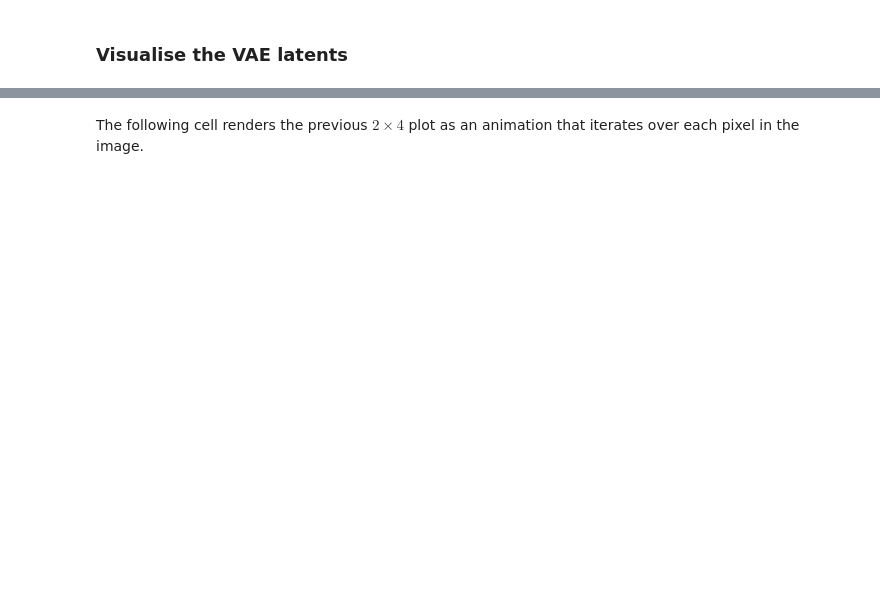
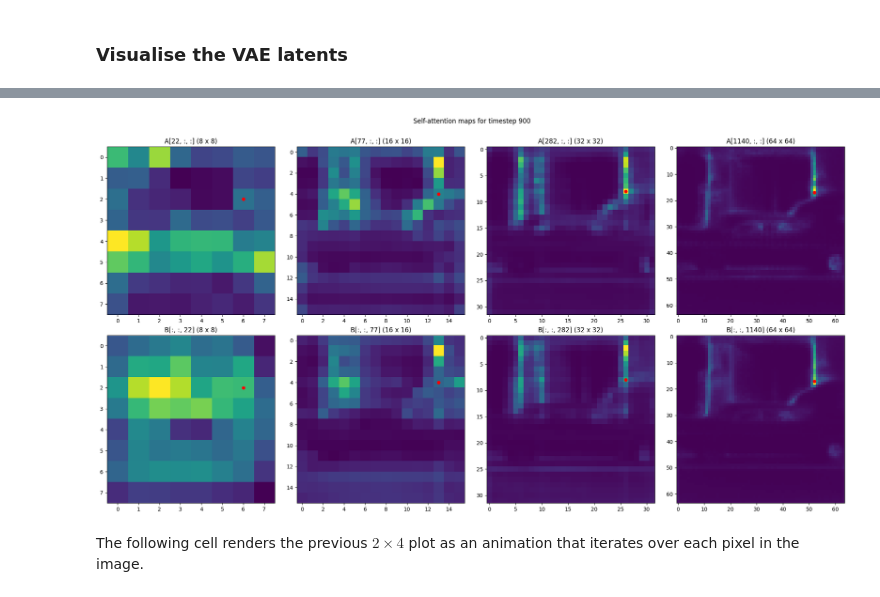
Before and after one commit to chrisoffner/dl23_course_project, a Jupyter notebook: extract_features.ipynb, the cells around one changed output, grey strips where cells are left out. Cells and saved outputs as stored; diff of their text form; code cells hidden in the pictures; blank space fills up the shorter version.

```diff
--- a/extract_features.ipynb
+++ b/extract_features.ipynb
@@ -101,15 +121,18 @@ plt.show()
 # %%
 # Change this to a value between 0 and 4095
-channel64_idx = 1110
+channel64_idx = 1140
+t = 900
 
 # Change `interpolate` to `False` to see raw pixel data
 plot_attention_location(
-    self_attn_dict[0],
+    self_attn_dict[t],
     orig_channel_idx=channel64_idx,
     orig_res=64,
     interpolate=False,
     timestep=timestep
 );
+# %% [output]
+[figure, added]
 # %% [markdown]
 The following cell renders the previous $2 \times 4$ plot as an animation that iterates over each pixel in the image.
 # %%
```
Also changed, not shown: parts of 13 cells of this notebook, 1 other file.
